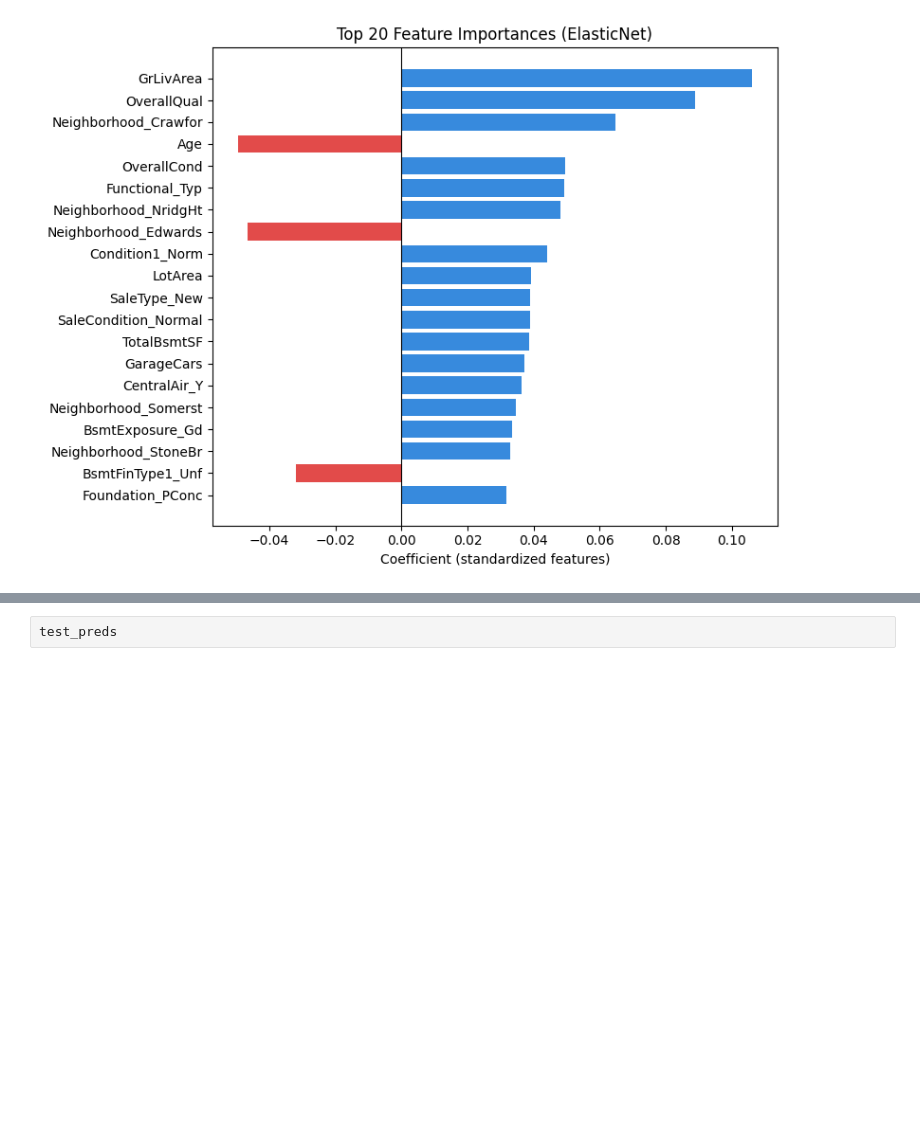
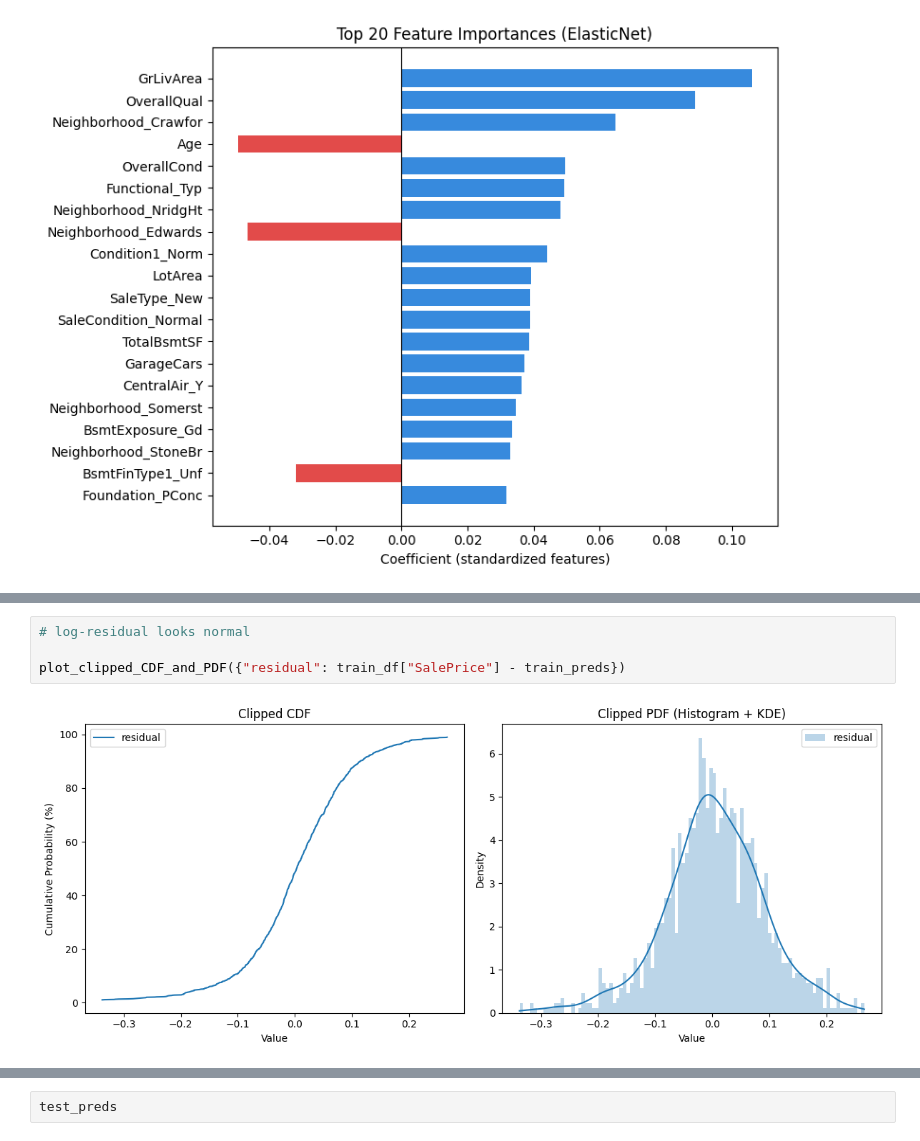
Before and after one commit to qz2453/code, a Jupyter notebook: ds_projects/house-prices-advanced-regression-techniques/housePricePrediction.ipynb, the cells around one changed output, grey strips where cells are left out. Saved outputs shown, nothing was run; the diff lists cells and outputs as text; blank space fills up the shorter version.

```diff
--- a/ds_projects/house-prices-advanced-regression-techniques/housePricePrediction.ipynb
+++ b/ds_projects/house-prices-advanced-regression-techniques/housePricePrediction.ipynb
@@ -816,0 +827,6 @@ test_preds = predict_test_set(test_df, result, num_cols, cat_cols)
+# %%
+# log-residual looks normal
+
+plot_clipped_CDF_and_PDF({"residual": train_df["SalePrice"] - train_preds})
+# %% [output]
+[figure, added]
```
Also changed, not shown: parts of 9 cells of this notebook.
